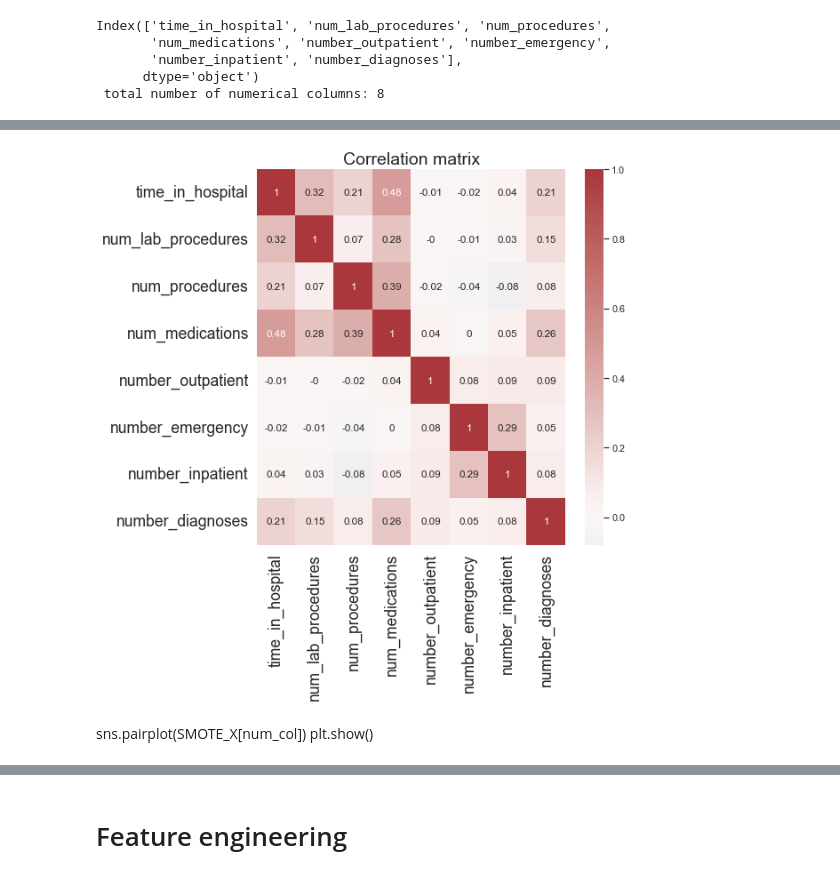
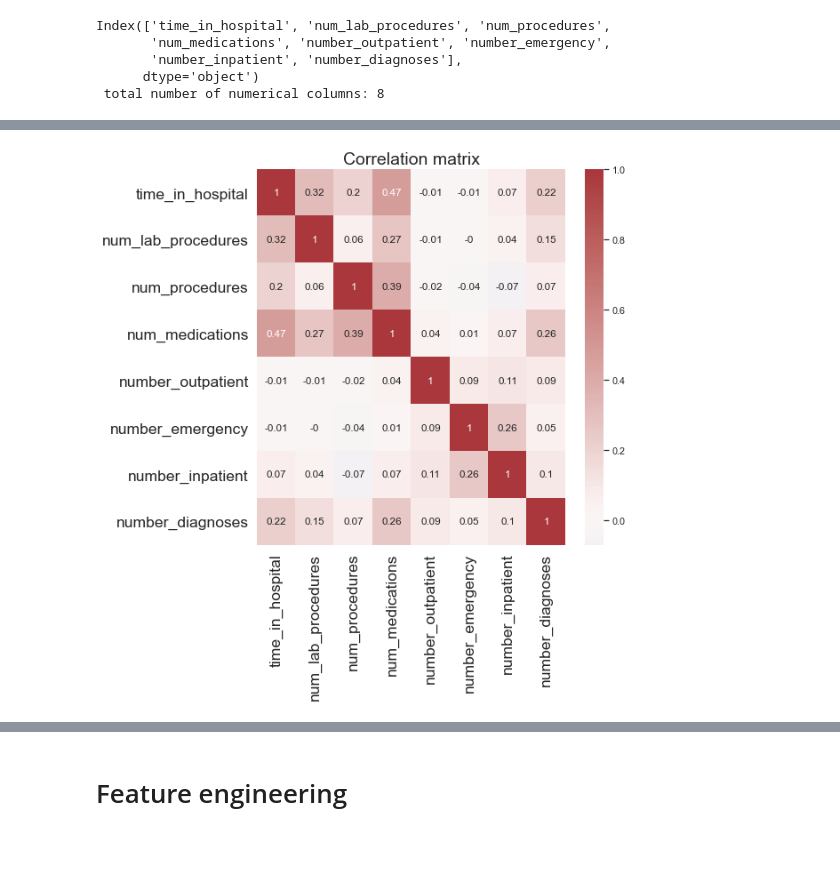
Before and after one commit to Rab6it/COMP5703_code, a Jupyter notebook: project.ipynb, the cells around one changed output, grey strips where cells are left out. Drawn from its saved outputs; the diff is of its cells as text; code cells hidden in the pictures; blank space fills up the shorter version.

```diff
--- a/project.ipynb
+++ b/project.ipynb
@@ -158,7 +161,7 @@ data1 = data.copy()
 # %%
 from sklearn.model_selection import train_test_split
 train_index, test_index = train_test_split(np.array(data1.index),
-                                           train_size=0.8,random_state=41)
+                                           train_size=0.8,random_state=41,stratify = data['readmitted'])
 # %%
 train = data1.loc[train_index,:]
 test = data1.loc[test_index,:]
@@ -268,16 +263,13 @@ Index(['time_in_hospital', 'num_lab_procedures', 'num_procedures',
 # %%
 # heat map btw numerical data
 plt.figure(figsize=(8,8),dpi = 70)
-sns.heatmap(SMOTE_X[num_col].corr().round(2),
+sns.heatmap(X_train_1[num_col].corr().round(2),
             xticklabels=num_col,
             yticklabels=num_col,
             cmap='vlag',center=0,annot=True)
 plt.title('Correlation matrix',fontsize=20)
 plt.xticks(fontsize=18)
 plt.yticks(fontsize=18,rotation=360)
 plt.show()
 # %% [output]
-[figure, old version]
+[figure, new version]
-# %% [markdown]
-sns.pairplot(SMOTE_X[num_col])
-plt.show()
```
Also changed, not shown: parts of 237 cells of this notebook.
